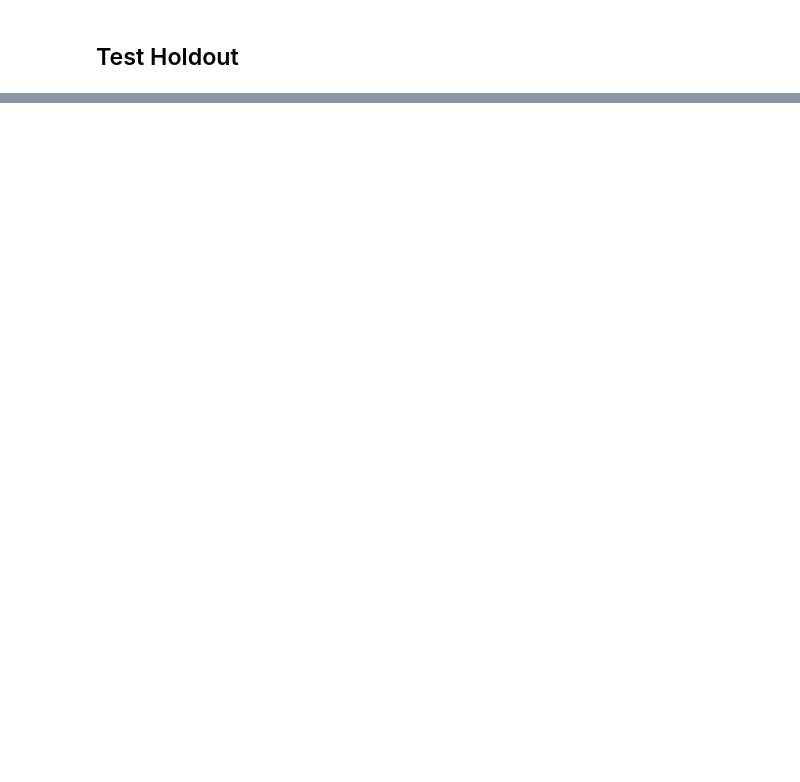
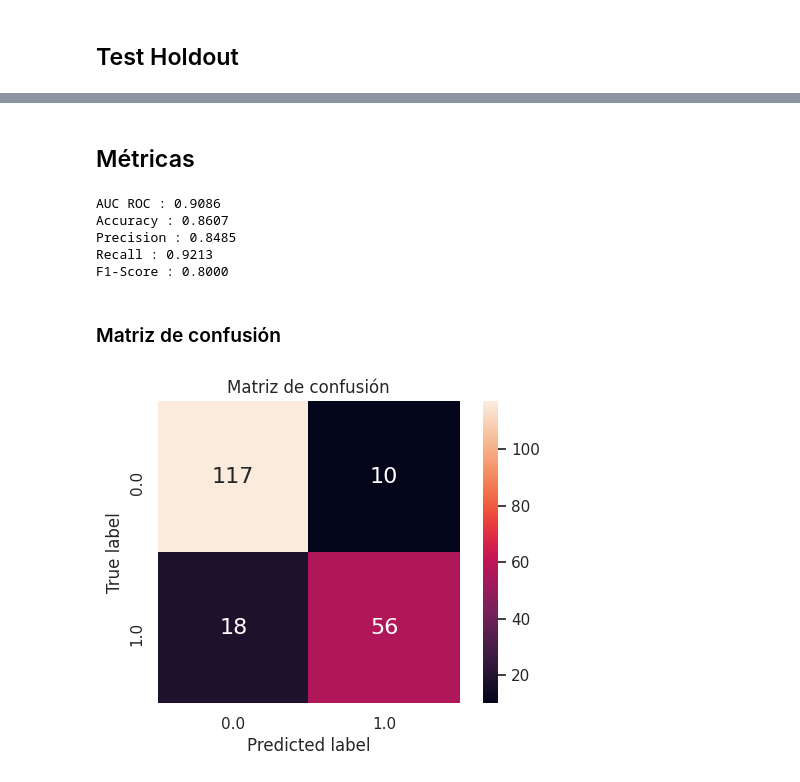
Before and after one commit to JuanOpizzi/Datos-2020-2c, a Jupyter notebook: TP2/ada_boosting.ipynb, the cells around one changed output, grey strips where cells are left out. Drawn from its saved outputs; the diff is of its cells as text; code cells hidden in the pictures; blank space fills up the shorter version.

```diff
--- a/TP2/ada_boosting.ipynb
+++ b/TP2/ada_boosting.ipynb
@@ -219,0 +143,19 @@ df_resultado.to_csv('prediccion/Ada_boosting_resultado_final.csv')
+# %%
+def preprocesado_2(dataset, columnas):
+    df = eliminar_features_que_no_aportan_info(dataset, True)
+    df = replace_nulls_column(df, 'edad', 'mediana')
+    df = eliminar_feature(df, 'amigos')
+    df = eliminar_feature(df, 'parientes')
+    df = normalizar_atributos_numericos(df)
+    df = encodear_atributos_categoricos(df)
+    df = df.reindex(columns = columnas)
+    return df
+# %%
+columnas_2 = ['tipo_de_sala_4d', 'tipo_de_sala_normal', 'tipo_de_sala_nan', 'id_usuario', 'genero_mujer', 'genero_nan',
+              'edad', 'precio_ticket',
+              'nombre_sede_fiumark_palermo', 'nombre_sede_fiumark_quilmes', 'nombre_sede_nan',
+              ]
+# %%
+df_2 = preprocesado_2(dataset, columnas_2+volver)
+
+df_2.head()
@@ -219,0 +175,18 @@ df_resultado.to_csv('prediccion/Ada_boosting_resultado_final.csv')
+# %%
+X_2, y_2 = split_dataset_X_y(df_2, columnas_2)
+model_ada_2 = AdaBoostClassifier(
+    base_estimator = DecisionTreeClassifier(
+        max_depth=3, min_samples_leaf=10,random_state=117, criterion="entropy"),
+    random_state=117)
+
+best_params_2, X_train_2, X_test_2, y_train_2, y_test_2 = fit_model_random_grid_search (X_2, y_2, model_ada_2,
+                                                                                        ADA_PARAMS)
+
+ada_boosting_2 = AdaBoostClassifier(
+    base_estimator = DecisionTreeClassifier(max_depth=3, min_samples_leaf=10,random_state=117,criterion="entropy"),
+    random_state=117,
+    n_estimators = best_params_2['n_estimators'],
+    learning_rate = best_params_2['learning_rate'],
+    algorithm = best_params_2['algorithm']
+)
+ada_2 = apply_stratified_k_fold(X_2, y_2, ada_boosting_2)
@@ -219,0 +206,16 @@ df_resultado.to_csv('prediccion/Ada_boosting_resultado_final.csv')
+# %% [markdown]
+## Métricas
+# %%
+scores_2 = get_scores(ada_2, X_test_2, y_test_2)
+# %% [output]
+AUC ROC : 0.9086
+Accuracy : 0.8607
+Precision : 0.8485
+Recall : 0.9213
+F1-Score : 0.8000
+# %% [markdown]
+### Matriz de confusión
+# %%
+plot_confusion_matrix(y_test_2, ada_2.predict(X_test_2))
+# %% [output]
+[figure, added]
```
Also changed, not shown: parts of 47 cells of this notebook, 2 other files.
